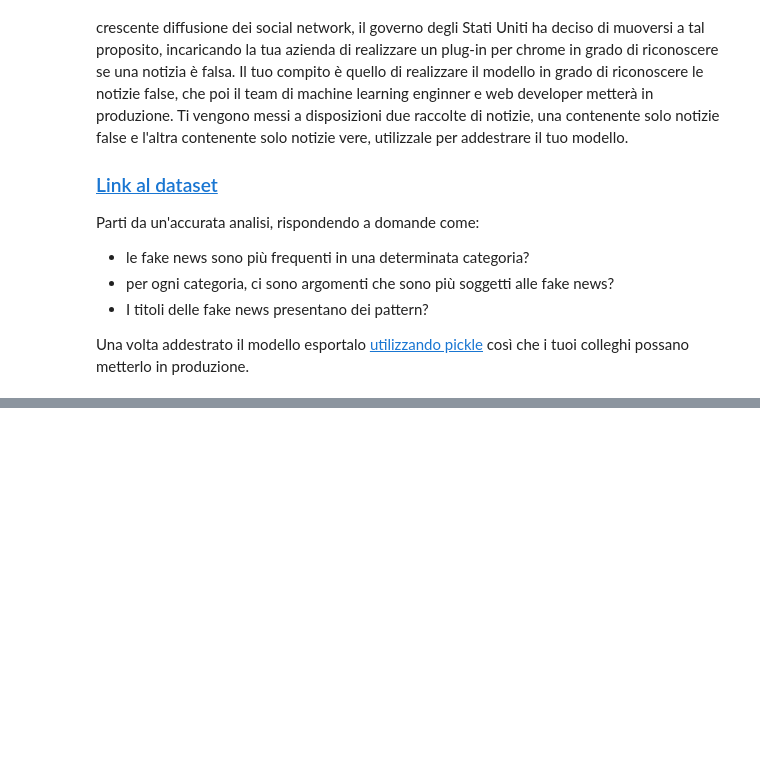
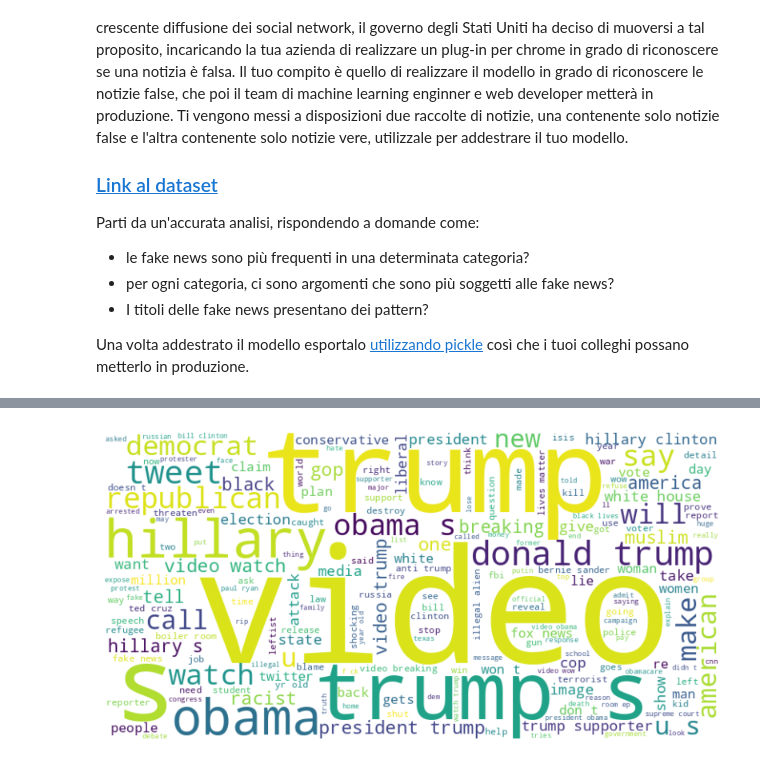
Before and after one commit to cdario79/FiltroFakeNews, a Jupyter notebook: Filtro_per_Fake_News.ipynb, the cells around one changed output, grey strips where cells are left out. Saved outputs shown, nothing was run; the diff lists cells and outputs as text; code cells hidden in the pictures; blank space fills up the shorter version.

```diff
--- a/Filtro_per_Fake_News.ipynb
+++ b/Filtro_per_Fake_News.ipynb
@@ -59,0 +225,2 @@ df_fake.head()
+# %%
+original_fake_news_csv_path = download_csv_from_google_drive(ORIGINAL_FAKE_NEWS_DATA_FILE_GDRIVE_ID)
@@ -59,0 +230,3 @@ df_fake.head()
+# %%
+df_fake = pd.read_csv(original_fake_news_csv_path)
+df_fake.head()
@@ -59,0 +611,27 @@ df_fake.head()
+# %%
+#  titoli delle fake news
+fake_titles = df_fake['title']
+
+# Tokenizzazione e POS tagging
+pos_tags = []
+for title in fake_titles:
+    words = word_tokenize(title)
+    pos_tags.extend(pos_tag(words))
+
+# Conteggio delle parti del discorso più comuni
+pos_counts = Counter(tag for word, tag in pos_tags)
+
+# Riconoscimento delle entità nominate (NER)
+ner_tags = []
+for title in fake_titles:
+    words = word_tokenize(title)
+    ner_tags.extend(ne_chunk(pos_tag(words)))
+
+# Estrazione delle entità nominate
+named_entities = [chunk for chunk in ner_tags if hasattr(chunk, 'label')]
+
+# Visualizzazione dei risultati
+print("Parti del discorso più comuni:")
+print(pos_counts)
+print("\nEntità nominate:")
+print(named_entities[:10])
@@ -59,0 +665,14 @@ df_fake.head()
+# %%
+# Estrazione delle parole dai titoli delle fake news
+words_fake = [word.lower() for title in fake_titles for word in word_tokenize(title)]
+
+# Creazione della nuvola di parole
+wordcloud = WordCloud(width=800, height=400, background_color='white').generate(' '.join(words_fake))
+
+# Visualizzazione della nuvola di parole
+plt.figure(figsize=(10, 5))
+plt.imshow(wordcloud, interpolation='bilinear')
+plt.axis('off')
+plt.show()
+# %% [output]
+[figure, added]
```
Also changed, not shown: parts of 57 cells of this notebook.
